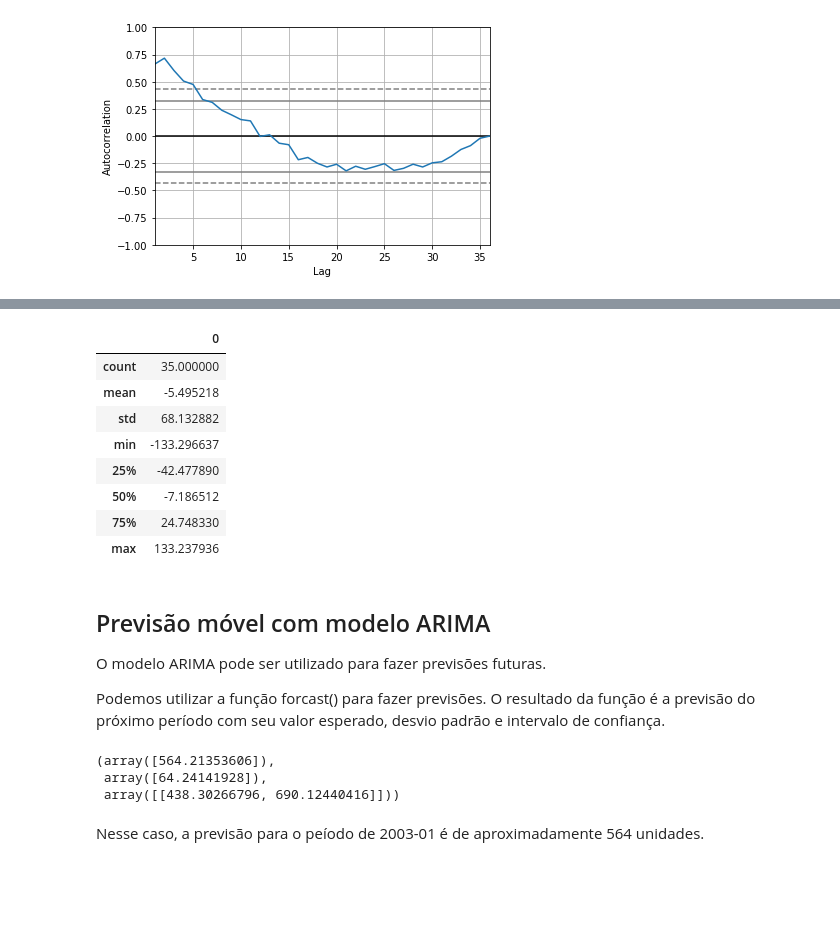
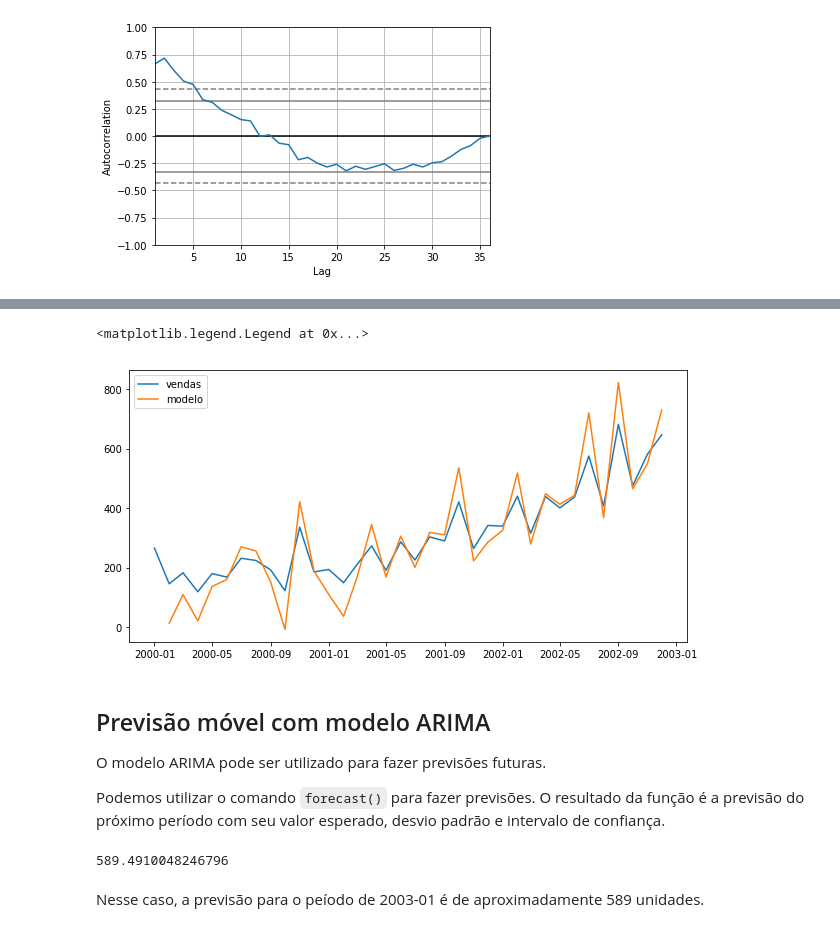
Before and after one commit to ronaldolagepessoa/data_science, a Jupyter notebook: pandas_arima.ipynb, the cells around one changed output, grey strips where cells are left out. Drawn from its saved outputs; the diff is of its cells as text; code cells hidden in the pictures; blank space fills up the shorter version.

````diff
--- a/pandas_arima.ipynb
+++ b/pandas_arima.ipynb
@@ -58,3 +78,3 @@ from statsmodels.tsa.arima_model import ARIMA
 # %%
-model = ARIMA(shampoo, order=(5,1,0))
-model_fit = model.fit(disp=0)
+model = ARIMA(shampoo, freq=shampoo.index.inferred_freq, order=(3,1,0)).fit()
+model.resid.describe()
@@ -61,20 +91,15 @@ model_fit = model.fit(disp=0)
-# %%
-residuals = pd.DataFrame(model_fit.resid)
-residuals.describe()
-# %% [output]
-|  | 0 |
-| count | 35.000000 |
-| mean | -5.495218 |
-| std | 68.132882 |
-| min | -133.296637 |
-| 25% | -42.477890 |
-| 50% | -7.186512 |
-| 75% | 24.748330 |
-| max | 133.237936 |
+# %%
+plt.figure(figsize=(10, 5))
+plt.plot(vendas)
+plt.plot(vendas + model.resid)
+plt.legend(['vendas', 'modelo'])
+# %% [output]
+<matplotlib.legend.Legend at 0x...>
+[figure, added]
 # %% [markdown]
 ## Previsão móvel com modelo ARIMA
 
 
 O modelo ARIMA pode ser utilizado para fazer previsões futuras.
 
-Podemos utilizar a função forcast() para fazer previsões. O resultado da função é a previsão do próximo período com seu valor esperado, desvio padrão e intervalo de confiança.
+Podemos utilizar o comando ```forecast()``` para fazer previsões. O resultado da função é a previsão do próximo período com seu valor esperado, desvio padrão e intervalo de confiança.
@@ -83,8 +106,6 @@ output = model_fit.forecast()
-# %%
-output
-# %% [output]
-(array([564.21353606]),
- array([64.24141928]),
- array([[438.30266796, 690.12440416]]))
+# %%
+model.forecast()[0]
+# %% [output]
+589.4910048246796
 # %% [markdown]
-Nesse caso, a previsão para o peíodo de 2003-01 é de aproximadamente 564 unidades.
+Nesse caso, a previsão para o peíodo de 2003-01 é de aproximadamente 589 unidades.
````
Also changed, not shown: parts of 19 cells of this notebook, 28 other files.
